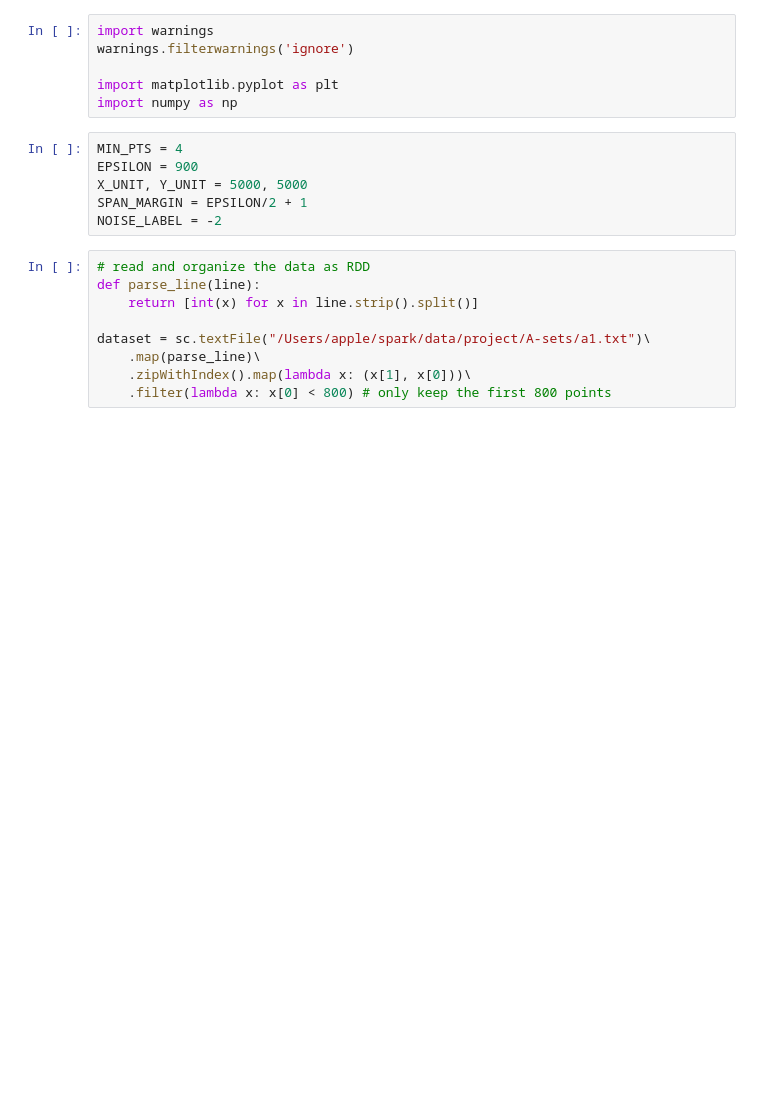
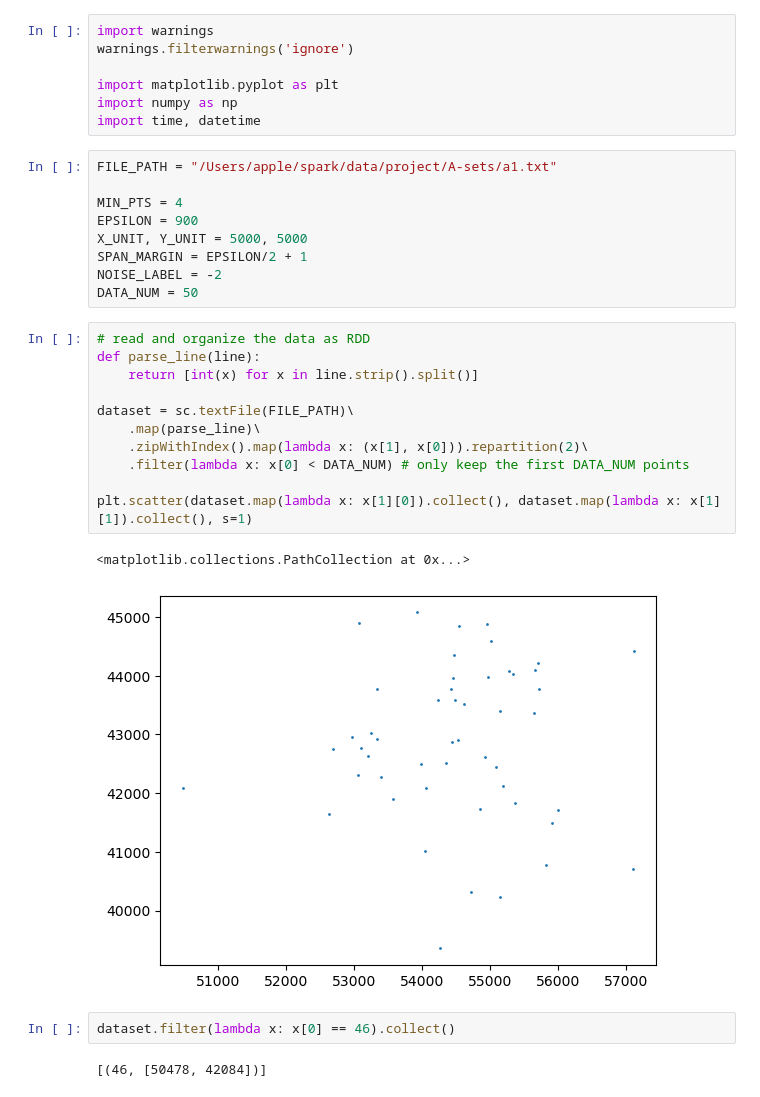
Before and after one commit to meow-wwww/MSBD5003-Project, a Jupyter notebook: parallel/test_RDD.ipynb, the cells around one changed output. Cells and saved outputs as stored; diff of their text form; blank space fills up the shorter version.

```diff
--- a/parallel/test_RDD.ipynb
+++ b/parallel/test_RDD.ipynb
@@ -4,19 +4,32 @@ warnings.filterwarnings('ignore')
 
 import matplotlib.pyplot as plt
 import numpy as np
+import time, datetime
 # %%
+FILE_PATH = "/Users/apple/spark/data/project/A-sets/a1.txt"
+
 MIN_PTS = 4
 EPSILON = 900
 X_UNIT, Y_UNIT = 5000, 5000
 SPAN_MARGIN = EPSILON/2 + 1
 NOISE_LABEL = -2
+DATA_NUM = 50
 # %%
 # read and organize the data as RDD
 def parse_line(line):
     return [int(x) for x in line.strip().split()]
 
-dataset = sc.textFile("/Users/apple/spark/data/project/A-sets/a1.txt")\
+dataset = sc.textFile(FILE_PATH)\
     .map(parse_line)\
-    .zipWithIndex().map(lambda x: (x[1], x[0]))\
-    .filter(lambda x: x[0] < 800) # only keep the first 800 points
+    .zipWithIndex().map(lambda x: (x[1], x[0])).repartition(2)\
+    .filter(lambda x: x[0] < DATA_NUM) # only keep the first DATA_NUM points
+
+plt.scatter(dataset.map(lambda x: x[1][0]).collect(), dataset.map(lambda x: x[1][1]).collect(), s=1)
+# %% [output]
+<matplotlib.collections.PathCollection at 0x...>
+[figure, added]
+# %%
+dataset.filter(lambda x: x[0] == 46).collect()
+# %% [output]
+[(46, [50478, 42084])]
 # %%
```
Also changed, not shown: parts of 23 cells of this notebook.
